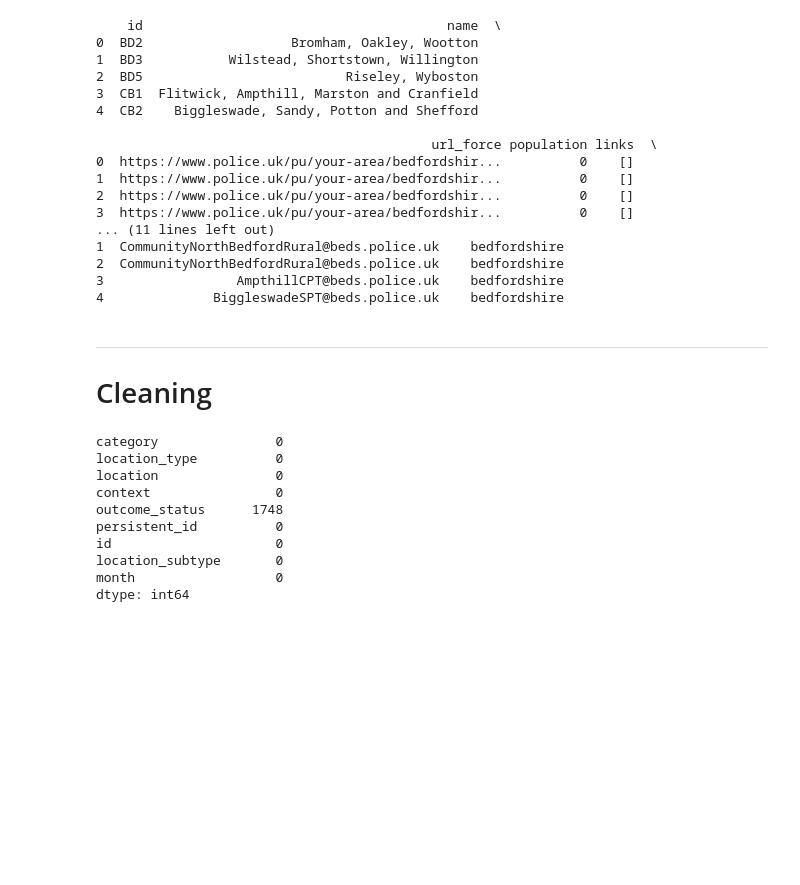
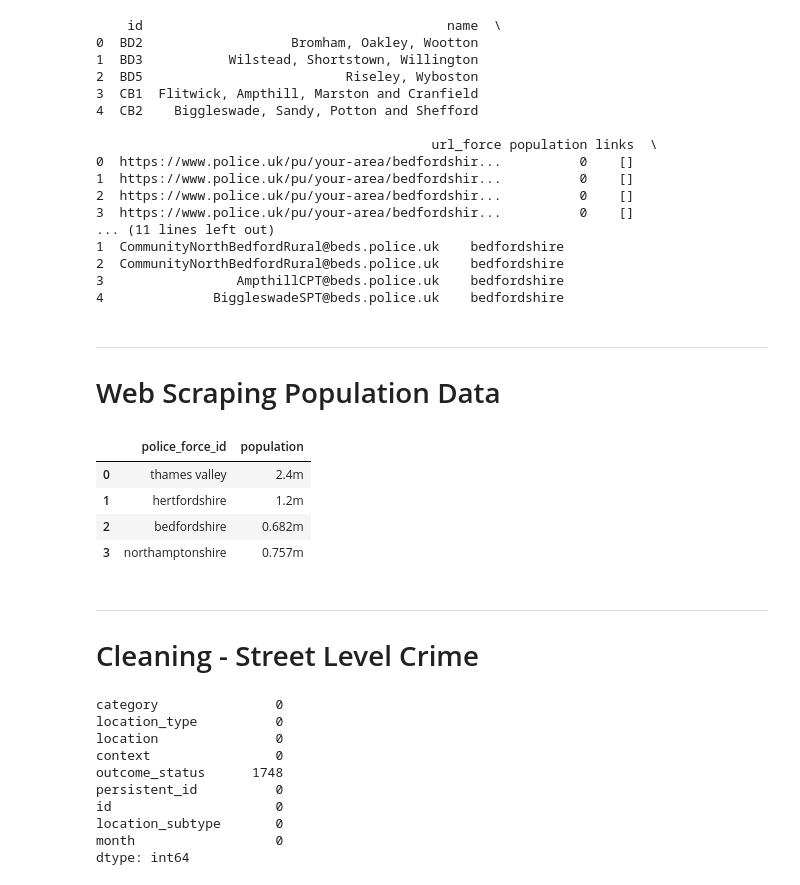
Before and after one commit to zharysc/app-development-Ben-Zharys, a Jupyter notebook: backend.ipynb, the cells around one changed output. Drawn from its saved outputs; the diff is of its cells as text; code cells hidden in the pictures; blank space fills up the shorter version.

```diff
--- a/backend.ipynb
+++ b/backend.ipynb
@@ -487,10 +487,23 @@ print(df_specific_neighbourhoods.head())
 2  CommunityNorthBedfordRural@beds.police.uk    bedfordshire
 3                 AmpthillCPT@beds.police.uk    bedfordshire
 4              BiggleswadeSPT@beds.police.uk    bedfordshire
+# %% [markdown]
+---
+
+# Web Scraping Population Data
+# %%
+df_population = pd.read_csv("C:/Users/benco/OneDrive/Documents/Rockborne/Week 11/Project/Main/population_data.csv")
+df_population.head()
+# %% [output]
+|  | police_force_id | population |
+| 0 | thames valley | 2.4m |
+| 1 | hertfordshire | 1.2m |
+| 2 | bedfordshire | 0.682m |
+| 3 | northamptonshire | 0.757m |
 # %% [markdown]
 ---
 
-# Cleaning
+# Cleaning - Street Level Crime
 # %%
 df = df_crimes.copy()
 # %%
```
Also changed, not shown: parts of 6 cells of this notebook, 1 other file.
